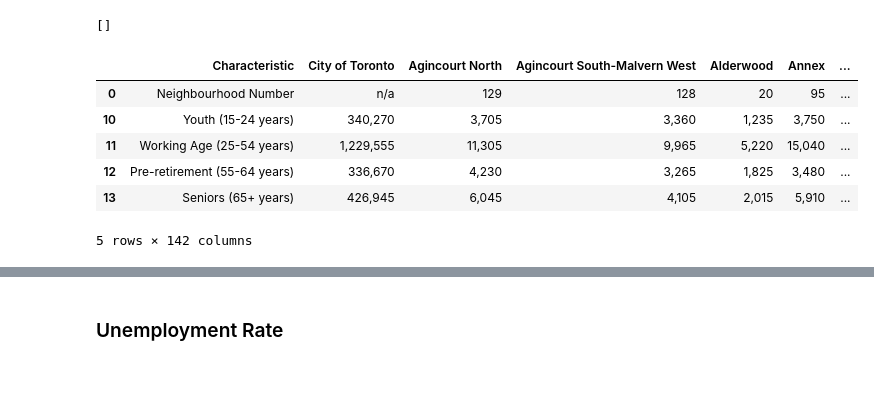
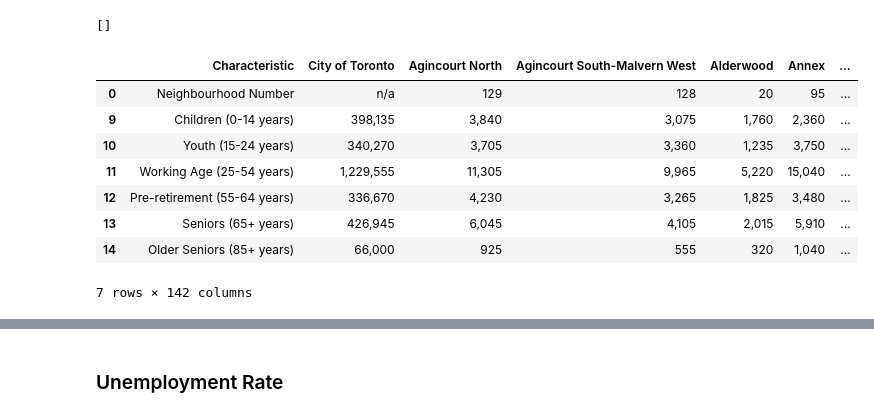
Before and after one commit to rnlclngpilar/SOFE3720-FinalProject, a Jupyter notebook: Final_Project_Clustering_Neighbourhoods.ipynb, the cells around one changed output, grey strips where cells are left out. Drawn from its saved outputs; the diff is of its cells as text; code cells hidden in the pictures; blank space fills up the shorter version.

Commit message:
Merge and cluster data

```diff
--- a/Final_Project_Clustering_Neighbourhoods.ipynb
+++ b/Final_Project_Clustering_Neighbourhoods.ipynb
@@ -236,13 +249,15 @@ df.index[df['Characteristic'] == ('Children (0-14 years)', 'Youth (15-24 years)'
 []
 # %%
 # Slice demographics dataframe to obtain "Population depending on age group" per Neighbourhood
-pop_data=df.iloc[lambda df: [0,10,11,12,13,14], 4:]
-pop_data.head()
+pop_data=df.iloc[lambda df: [0,9,10,11,12,13,14], 4:]
+pop_data.head(7)
 # %% [output]
 |  | Characteristic | City of Toronto | Agincourt North | Agincourt South-Malvern West | Alderwood | Annex | ... |
 | 0 | Neighbourhood Number | n/a | 129 | 128 | 20 | 95 | ... |
+| 9 | Children (0-14 years) | 398,135 | 3,840 | 3,075 | 1,760 | 2,360 | ... |
 | 10 | Youth (15-24 years) | 340,270 | 3,705 | 3,360 | 1,235 | 3,750 | ... |
 | 11 | Working Age (25-54 years) | 1,229,555 | 11,305 | 9,965 | 5,220 | 15,040 | ... |
 | 12 | Pre-retirement (55-64 years) | 336,670 | 4,230 | 3,265 | 1,825 | 3,480 | ... |
 | 13 | Seniors (65+ years) | 426,945 | 6,045 | 4,105 | 2,015 | 5,910 | ... |
+| 14 | Older Seniors (85+ years) | 66,000 | 925 | 555 | 320 | 1,040 | ... |
-5 rows × 142 columns
+7 rows × 142 columns
```
Also changed, not shown: parts of 7 cells of this notebook.
